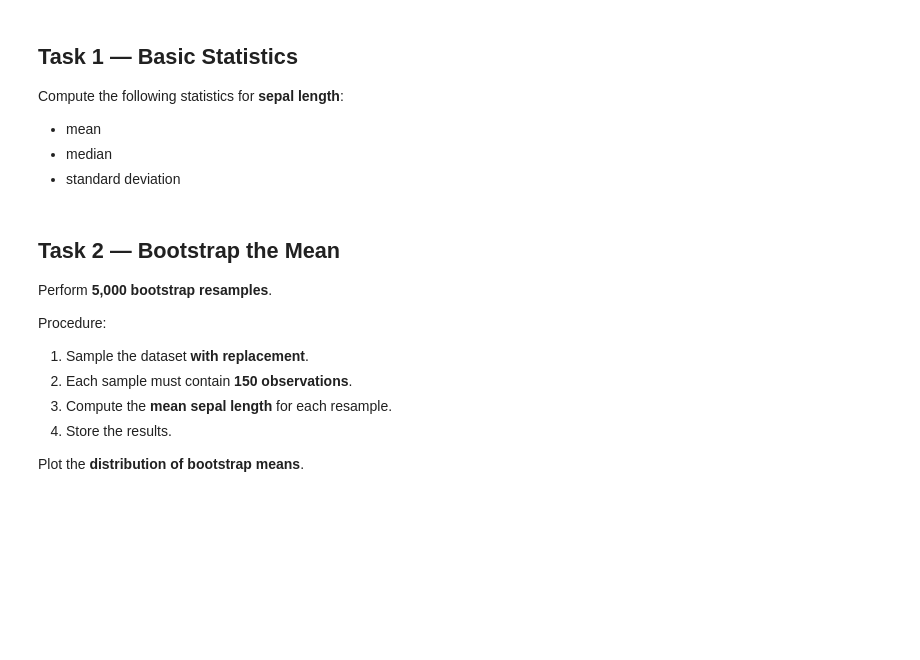
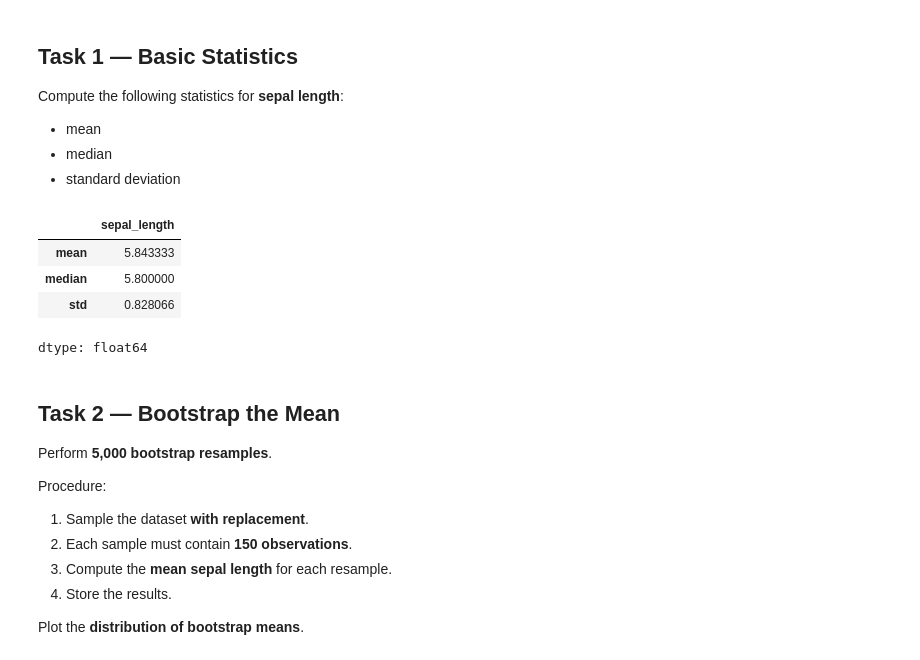
Before and after one commit to HunterTzou/DATA_201_SPRING_2026, a Jupyter notebook: homework/Tzou_Hunter_DATA201_Week5_Iris_Resampling.ipynb, the cells around one changed output. Drawn from its saved outputs; the diff is of its cells as text; code cells hidden in the pictures; blank space fills up the shorter version.

```diff
--- a/homework/Tzou_Hunter_DATA201_Week5_Iris_Resampling.ipynb
+++ b/homework/Tzou_Hunter_DATA201_Week5_Iris_Resampling.ipynb
@@ -44,6 +78,16 @@ Compute the following statistics for **sepal length**:
 - standard deviation
 # %%
 # Task 1: Basic statistics for sepal length
+
+basic_stats = iris['sepal_length'].agg(['mean', 'median', 'std'])
+
+basic_stats
+# %% [output]
+|  | sepal_length |
+| mean | 5.843333 |
+| median | 5.800000 |
+| std | 0.828066 |
+dtype: float64
 # %% [markdown]
 ## Task 2 — Bootstrap the Mean
 
```
Also changed, not shown: parts of 20 cells of this notebook.
